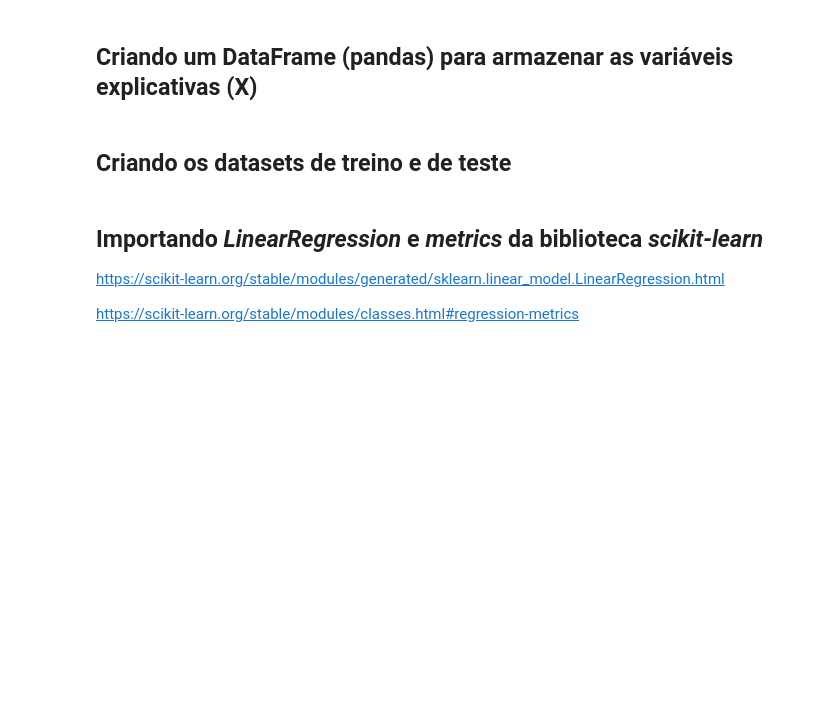
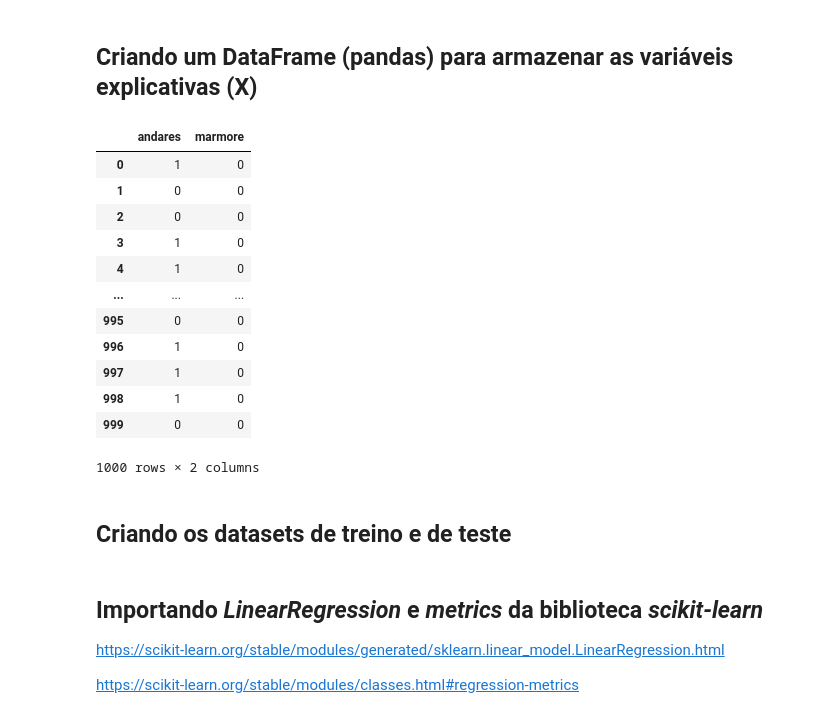
Before and after one commit to smcco94/DataAnalytics, a Jupyter notebook: Formação_Data_Sciency/Modulo_2/Regressao_Linear/Desafio/Regressao Linear - Exercicio.ipynb, the cells around one changed output. Saved outputs shown, nothing was run; the diff lists cells and outputs as text; code cells hidden in the pictures; blank space fills up the shorter version.

```diff
--- a/Formação_Data_Sciency/Modulo_2/Regressao_Linear/Desafio/Regressao Linear - Exercicio.ipynb
+++ b/Formação_Data_Sciency/Modulo_2/Regressao_Linear/Desafio/Regressao Linear - Exercicio.ipynb
@@ -234,4 +248,21 @@ https://scikit-learn.org/stable/modules/generated/sklearn.model_selection.train_
 # %% [markdown]
 ## Criando um DataFrame (pandas) para armazenar as variáveis explicativas (X)
+# %%
+X = dados[['andares','marmore']]
+X
+# %% [output]
+|  | andares | marmore |
+| 0 | 1 | 0 |
+| 1 | 0 | 0 |
+| 2 | 0 | 0 |
+| 3 | 1 | 0 |
+| 4 | 1 | 0 |
+| ... | ... | ... |
+| 995 | 0 | 0 |
+| 996 | 1 | 0 |
+| 997 | 1 | 0 |
+| 998 | 1 | 0 |
+| 999 | 0 | 0 |
+1000 rows × 2 columns
 # %% [markdown]
 ## Criando os datasets de treino e de teste
```
Also changed, not shown: parts of 18 cells of this notebook, 1 other file.
